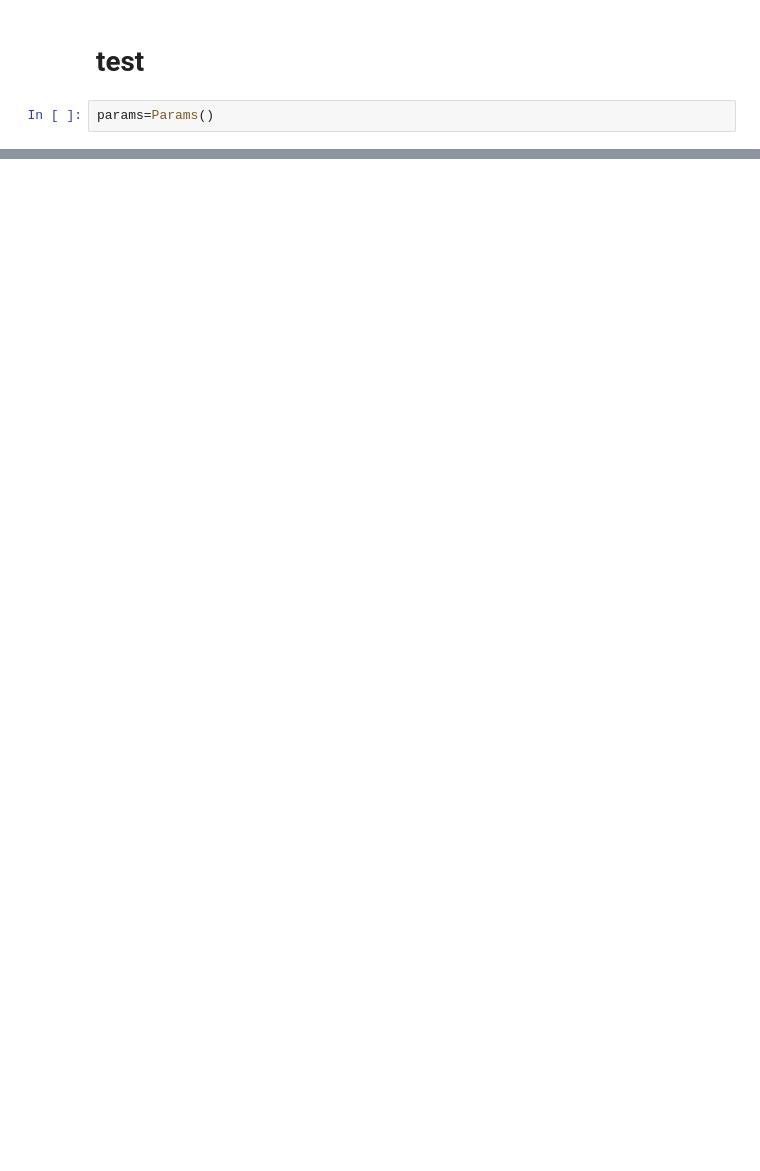
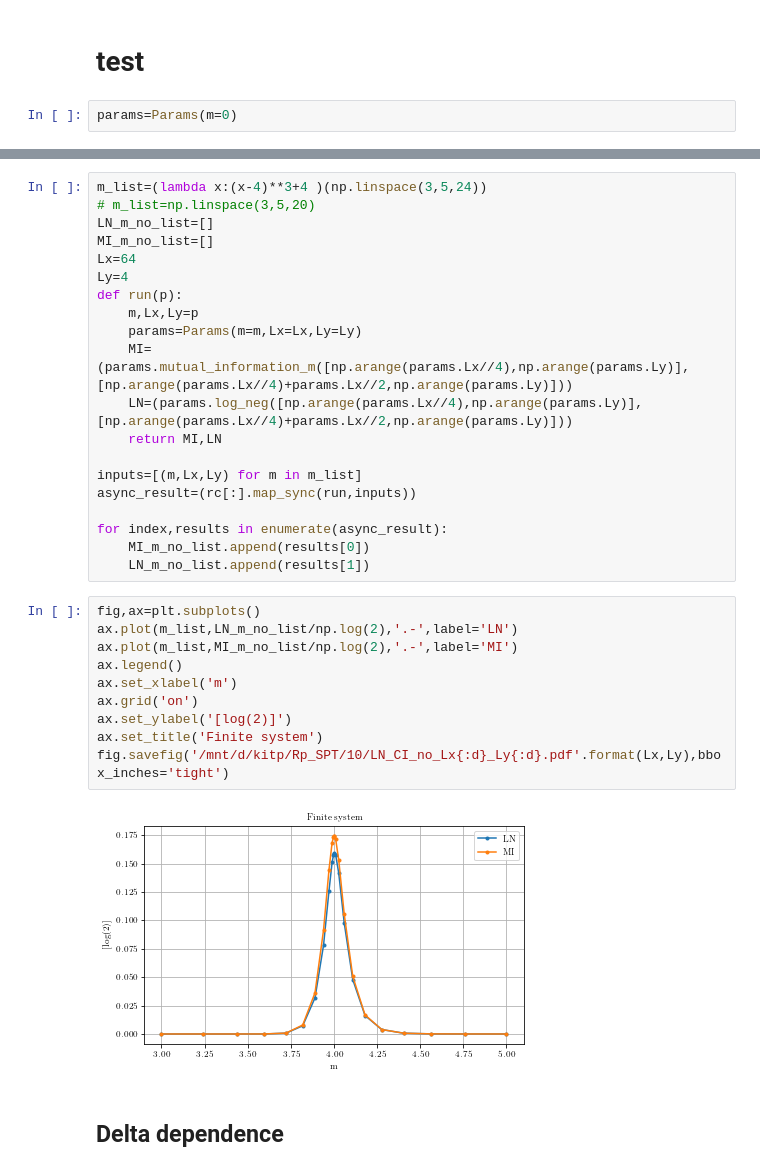
Before and after one commit to hainingpan/SPT, a Jupyter notebook: test_pi_flux.ipynb, the cells around one changed output, grey strips where cells are left out. Drawn from its saved outputs; the diff is of its cells as text; blank space fills up the shorter version.

```diff
--- a/test_pi_flux.ipynb
+++ b/test_pi_flux.ipynb
@@ -75,4 +469,4 @@ class Params:
 # %% [markdown]
 # test
 # %%
-params=Params()
+params=Params(m=0)
@@ -114,0 +582,34 @@ np.fill_diagonal(a,)
+# %%
+m_list=(lambda x:(x-4)**3+4 )(np.linspace(3,5,24))
+# m_list=np.linspace(3,5,20)
+LN_m_no_list=[]
+MI_m_no_list=[]
+Lx=64
+Ly=4
+def run(p):
+    m,Lx,Ly=p
+    params=Params(m=m,Lx=Lx,Ly=Ly)
+    MI=(params.mutual_information_m([np.arange(params.Lx//4),np.arange(params.Ly)],[np.arange(params.Lx//4)+params.Lx//2,np.arange(params.Ly)]))
+    LN=(params.log_neg([np.arange(params.Lx//4),np.arange(params.Ly)],[np.arange(params.Lx//4)+params.Lx//2,np.arange(params.Ly)]))
+    return MI,LN
+
+inputs=[(m,Lx,Ly) for m in m_list]
+async_result=(rc[:].map_sync(run,inputs))
+
+for index,results in enumerate(async_result):
+    MI_m_no_list.append(results[0])
+    LN_m_no_list.append(results[1])
+# %%
+fig,ax=plt.subplots()
+ax.plot(m_list,LN_m_no_list/np.log(2),'.-',label='LN')
+ax.plot(m_list,MI_m_no_list/np.log(2),'.-',label='MI')
+ax.legend()
+ax.set_xlabel('m')
+ax.grid('on')
+ax.set_ylabel('[log(2)]')
+ax.set_title('Finite system')
+fig.savefig('/mnt/d/kitp/Rp_SPT/10/LN_CI_no_Lx{:d}_Ly{:d}.pdf'.format(Lx,Ly),bbox_inches='tight')
+# %% [output]
+[figure, added]
+# %% [markdown]
+## Delta dependence
```
Also changed, not shown: parts of 37 cells of this notebook, 1 other file.
